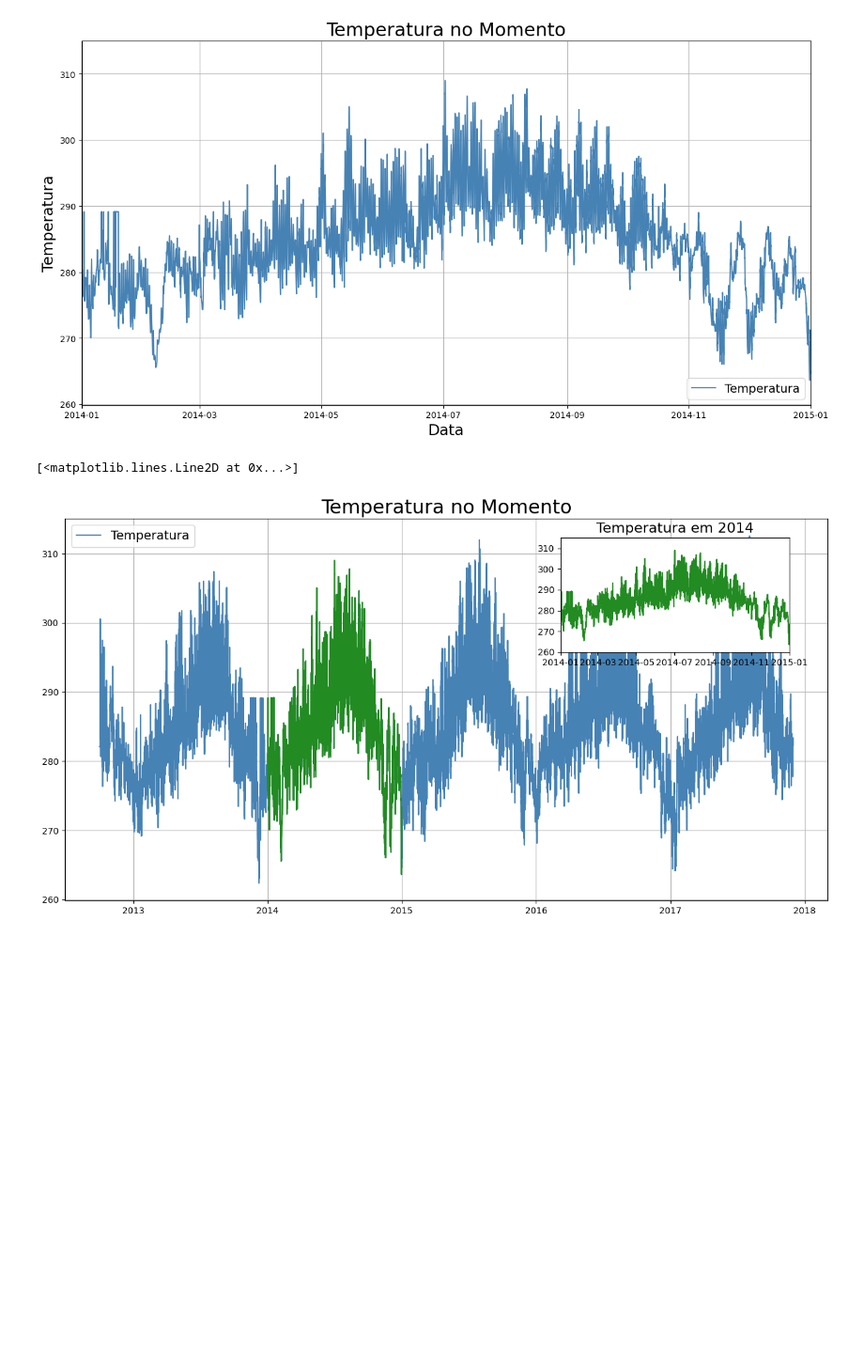
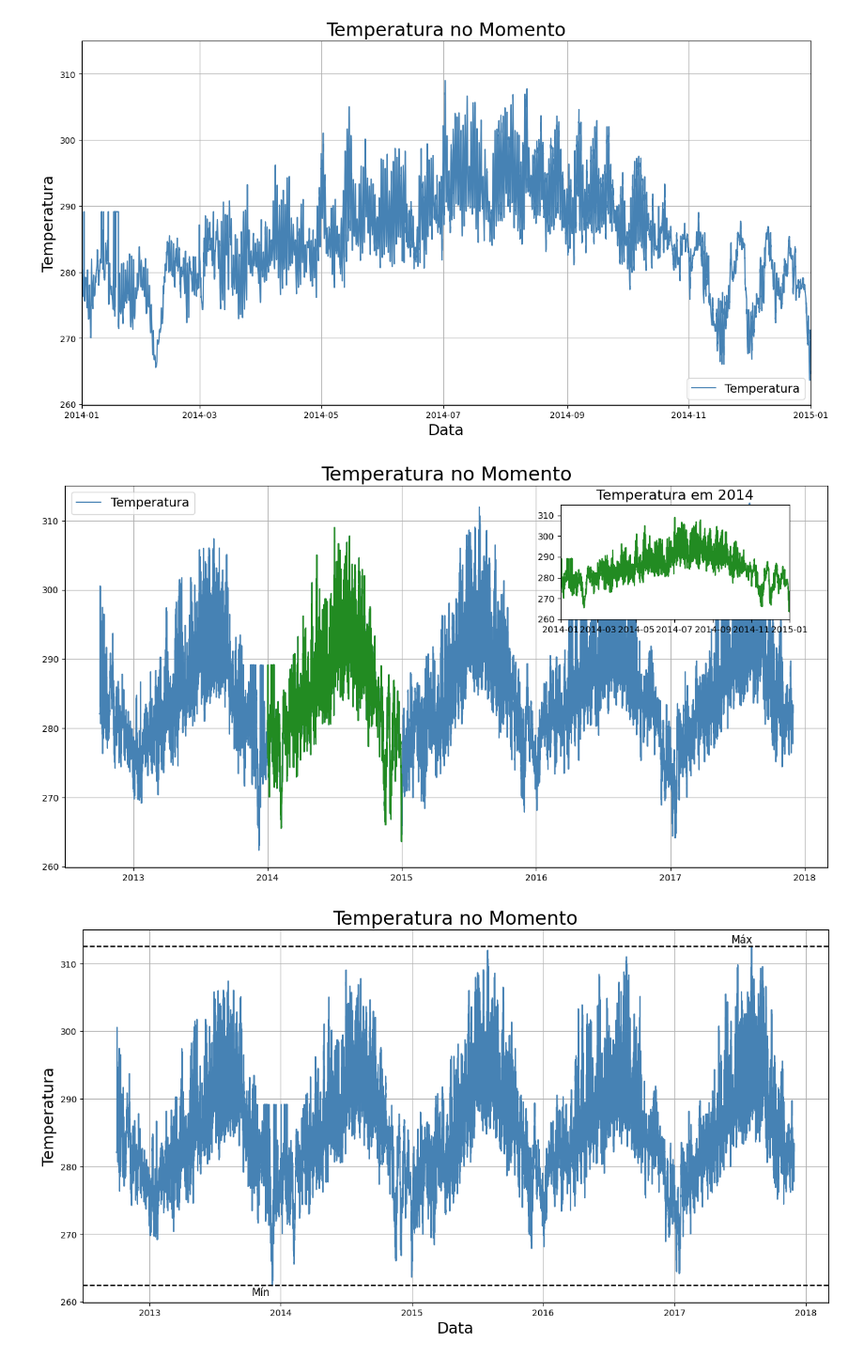
Before and after one commit to edupmon/alura, a Jupyter notebook: data-science/data-viz-matplotlib/data-viz-matplotlib.ipynb, the cells around one changed output. Shown at 94% size. Saved outputs shown, nothing was run; the diff lists cells and outputs as text; code cells hidden in the pictures; blank space fills up the shorter version.

Commit message:
data-viz-matplotlib-3

```diff
--- a/data-science/data-viz-matplotlib/data-viz-matplotlib.ipynb
+++ b/data-science/data-viz-matplotlib/data-viz-matplotlib.ipynb
@@ -76,8 +76,29 @@ ax2.set_xlim(datetime(2014, 1, 1), datetime(2015,1 ,1))
 
 mask = (df['data'] > datetime(2014, 1, 1))\
         & (df['data'] < datetime(2015, 1, 1))
-ax1.plot(df.loc[mask]['data'], df.loc[mask]['temperatura'],
-         color = 'forestgreen')
+
+_ = ax1.plot(df.loc[mask]['data'], df.loc[mask]['temperatura'],
+             color = 'forestgreen')
 # %% [output]
-[<matplotlib.lines.Line2D at 0x...>]
 [figure]
+# %%
+fig = plt.figure(figsize = (12, 6))
+ax = fig.add_axes([0, 0, 1, 1])
+ax.plot(df['data'], df['temperatura'], color = 'steelblue')
+ax.set_title('Temperatura no Momento', fontsize = 22)
+ax.set_ylabel('Temperatura', fontsize = 18)
+ax.set_xlabel('Data', fontsize = 18)
+ax.grid(True)
+
+x1 = df['data'][df['temperatura'].idxmax() - 1400]
+y1 = max(df['temperatura'])
+ax.annotate('Máx', xy = (x1, y1 + 0.5), fontsize = 12)
+
+x2 = df['data'][df['temperatura'].idxmin() - 1400]
+y2 = min(df['temperatura'])
+ax.annotate('Mín', xy = (x2, y2 - 1.5), fontsize = 12)
+
+_ = ax.axhline(y2, color = 'k', linestyle = '--')
+_ = ax.axhline(y1, color = 'k', linestyle = '--')
+# %% [output]
+[figure, added]
```
Also changed, not shown: parts of 3 cells of this notebook.
